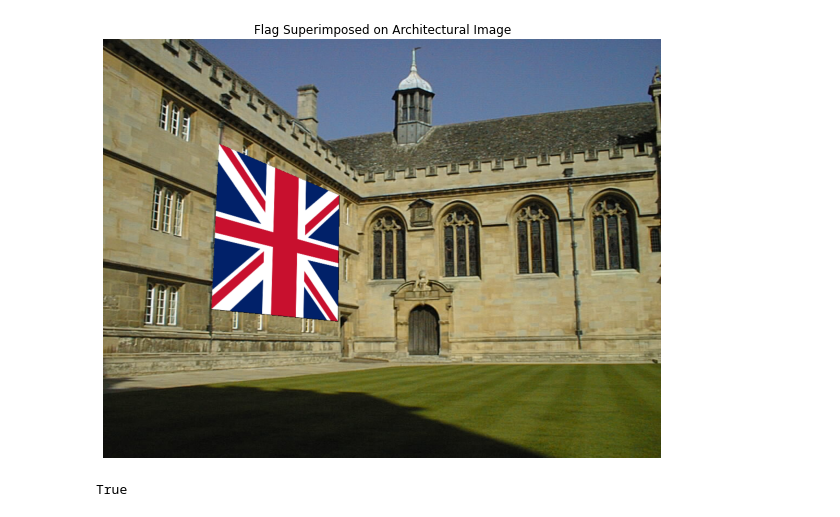
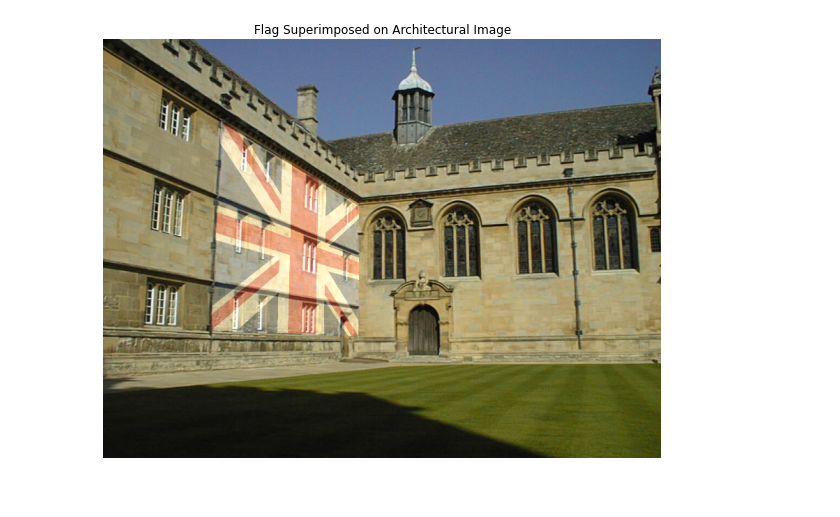
Before and after one commit to neocodered/EN3160_Assignment-Fitting-Alignment, a Jupyter notebook: Q3.ipynb, the cells around one changed output. Cells and saved outputs as stored; diff of their text form; code cells hidden in the pictures.

```diff
--- a/Q3.ipynb
+++ b/Q3.ipynb
@@ -8,8 +8,8 @@ architecture_img = cv2.imread('Resources/architecture.jpg')
 flag_img = cv2.imread('Resources/flag.png')
 
 # Resize flag for better fitting if needed (optional)
-# flag_img = cv2.resize(flag_img, (400, 300)) # adjust size as needed
-# architecture_img = cv2.resize(architecture_img, (400, 300))
+flag_img = cv2.resize(flag_img, (800, 600)) # adjust size as needed
+architecture_img = cv2.resize(architecture_img, (800, 600))
 
 # Function to click points on the image
 clicked_points = []
@@ -25,43 +25,32 @@ cv2.imshow('Select 4 points on the architectural image', architecture_img_copy)
 cv2.setMouseCallback('Select 4 points on the architectural image', click_event)
 
 # Wait until 4 points are clicked
 while len(clicked_points) < 4:
     cv2.waitKey(1)
 
 cv2.destroyAllWindows()
 
 # These are the points selected on the architectural image
 pts_dst = np.array(clicked_points, dtype=np.float32)
 
 # Define 4 corners of the flag image (assuming the full image is used)
 h, w, _ = flag_img.shape
 pts_src = np.array([[0, 0], [w, 0], [w, h], [0, h]], dtype=np.float32)
 
 # Compute the homography matrix
 H, status = cv2.findHomography(pts_src, pts_dst)
 
 # Warp the flag image to fit onto the architectural image
 warped_flag = cv2.warpPerspective(flag_img, H, (architecture_img.shape[1], architecture_img.shape[0]))
 
-# Create a mask for blending the flag
-flag_mask = np.zeros_like(architecture_img, dtype=np.uint8)
-cv2.fillConvexPoly(flag_mask, pts_dst.astype(int), (255, 255, 255))
-
-# Invert mask to remove flag area from the architectural image
-architecture_img_masked = cv2.bitwise_and(architecture_img, cv2.bitwise_not(flag_mask))
-
 # Combine the warped flag and the architectural image
-result = cv2.add(architecture_img_masked, warped_flag)
+result = cv2.addWeighted(architecture_img, 1, warped_flag, 0.3, 0)
 
 # Display the result
 plt.figure(figsize=(10, 8))
 plt.imshow(cv2.cvtColor(result, cv2.COLOR_BGR2RGB))
 plt.title('Flag Superimposed on Architectural Image')
 plt.axis('off')
 plt.show()
-
-# Save the output if desired
-cv2.imwrite('output_image.jpg', result)
 # %% [output]
-[figure, old version]
+[figure, new version]
-True
```
Also changed, not shown: parts of 1 cell of this notebook.
